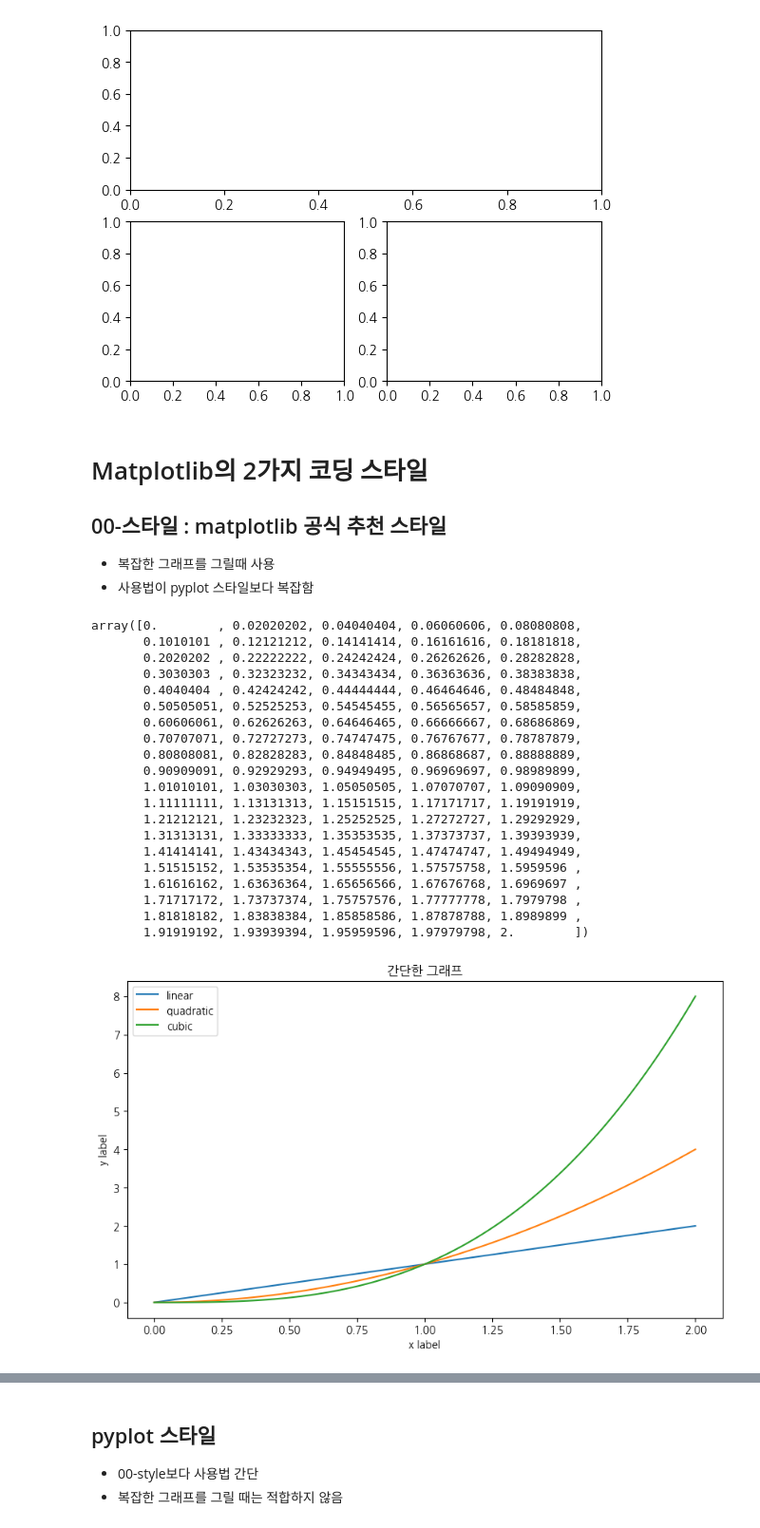
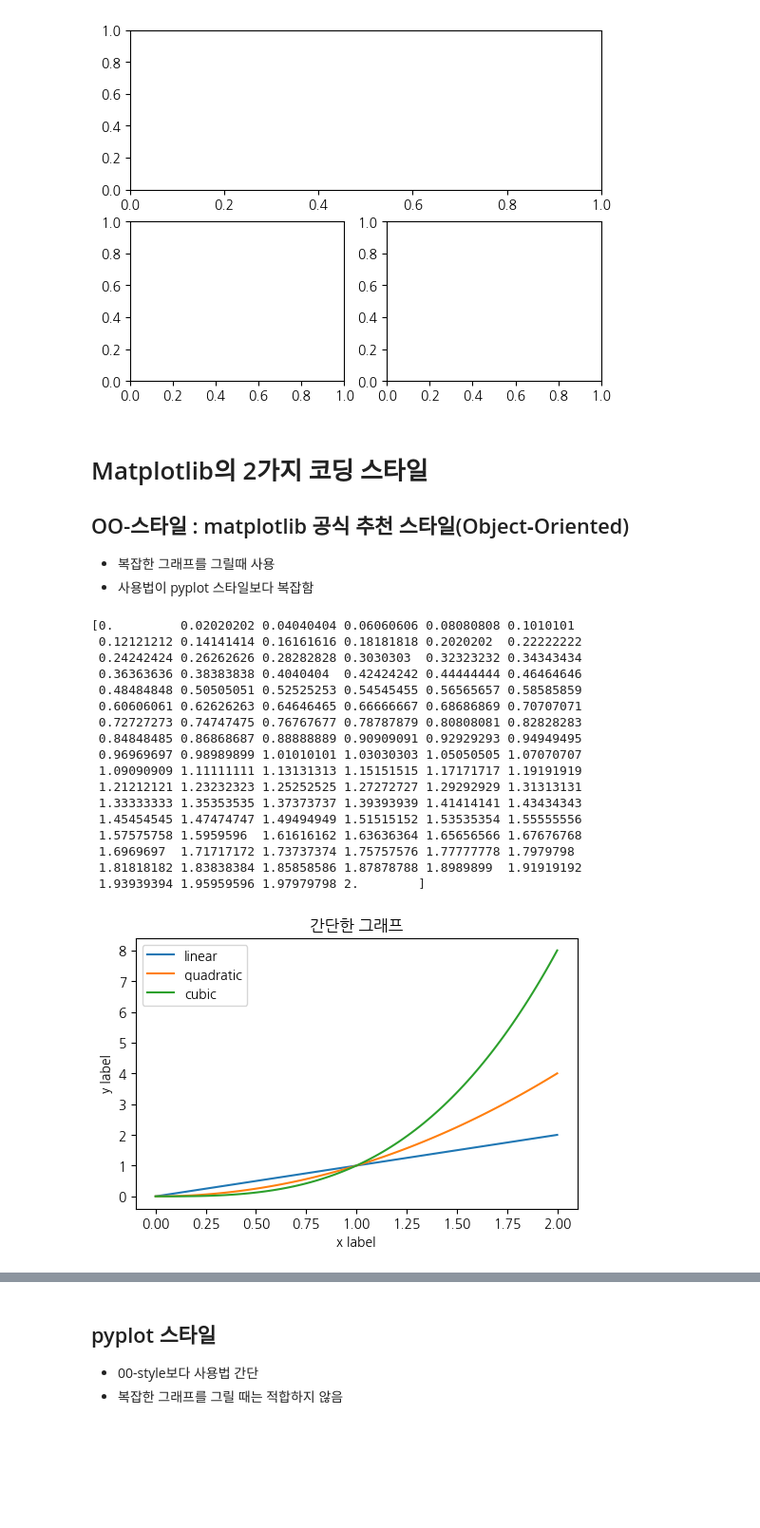
Before and after one commit to KEEPGOINGNOW/Fintech_Service_2nd, a Jupyter notebook: 05_Machine_Learning/04_matplotlib_사용법.ipynb, the cells around one changed output, grey strips where cells are left out. Shown at 95% size. Saved outputs shown, nothing was run; the diff lists cells and outputs as text; code cells hidden in the pictures; blank space fills up the shorter version.

```diff
--- a/05_Machine_Learning/04_matplotlib_사용법.ipynb
+++ b/05_Machine_Learning/04_matplotlib_사용법.ipynb
@@ -78,43 +78,51 @@ plt.show()
 [figure]
 # %% [markdown]
 # Matplotlib의 2가지 코딩 스타일
-## 00-스타일 : matplotlib 공식 추천 스타일
+## OO-스타일 : matplotlib 공식 추천 스타일(Object‑Oriented)
 - 복잡한 그래프를 그릴때 사용
 - 사용법이 pyplot 스타일보다 복잡함
 # %%
+# 0부터 2까지를 100개의 구간으로 나누어 리스트 형태로 저장
 x = np.linspace(0, 2, 100)
-x
+print(x)
 # %% [output]
-array([0.        , 0.02020202, 0.04040404, 0.06060606, 0.08080808,
-       0.1010101 , 0.12121212, 0.14141414, 0.16161616, 0.18181818,
-       0.2020202 , 0.22222222, 0.24242424, 0.26262626, 0.28282828,
-       0.3030303 , 0.32323232, 0.34343434, 0.36363636, 0.38383838,
-       0.4040404 , 0.42424242, 0.44444444, 0.46464646, 0.48484848,
-       0.50505051, 0.52525253, 0.54545455, 0.56565657, 0.58585859,
-       0.60606061, 0.62626263, 0.64646465, 0.66666667, 0.68686869,
-       0.70707071, 0.72727273, 0.74747475, 0.76767677, 0.78787879,
-       0.80808081, 0.82828283, 0.84848485, 0.86868687, 0.88888889,
-       0.90909091, 0.92929293, 0.94949495, 0.96969697, 0.98989899,
-       1.01010101, 1.03030303, 1.05050505, 1.07070707, 1.09090909,
-       1.11111111, 1.13131313, 1.15151515, 1.17171717, 1.19191919,
-       1.21212121, 1.23232323, 1.25252525, 1.27272727, 1.29292929,
-       1.31313131, 1.33333333, 1.35353535, 1.37373737, 1.39393939,
-       1.41414141, 1.43434343, 1.45454545, 1.47474747, 1.49494949,
-       1.51515152, 1.53535354, 1.55555556, 1.57575758, 1.5959596 ,
-       1.61616162, 1.63636364, 1.65656566, 1.67676768, 1.6969697 ,
-       1.71717172, 1.73737374, 1.75757576, 1.77777778, 1.7979798 ,
-       1.81818182, 1.83838384, 1.85858586, 1.87878788, 1.8989899 ,
-       1.91919192, 1.93939394, 1.95959596, 1.97979798, 2.        ])
+[0.         0.02020202 0.04040404 0.06060606 0.08080808 0.1010101
+ 0.12121212 0.14141414 0.16161616 0.18181818 0.2020202  0.22222222
+ 0.24242424 0.26262626 0.28282828 0.3030303  0.32323232 0.34343434
+ 0.36363636 0.38383838 0.4040404  0.42424242 0.44444444 0.46464646
+ 0.48484848 0.50505051 0.52525253 0.54545455 0.56565657 0.58585859
+ 0.60606061 0.62626263 0.64646465 0.66666667 0.68686869 0.70707071
+ 0.72727273 0.74747475 0.76767677 0.78787879 0.80808081 0.82828283
+ 0.84848485 0.86868687 0.88888889 0.90909091 0.92929293 0.94949495
+ 0.96969697 0.98989899 1.01010101 1.03030303 1.05050505 1.07070707
+ 1.09090909 1.11111111 1.13131313 1.15151515 1.17171717 1.19191919
+ 1.21212121 1.23232323 1.25252525 1.27272727 1.29292929 1.31313131
+ 1.33333333 1.35353535 1.37373737 1.39393939 1.41414141 1.43434343
+ 1.45454545 1.47474747 1.49494949 1.51515152 1.53535354 1.55555556
+ 1.57575758 1.5959596  1.61616162 1.63636364 1.65656566 1.67676768
+ 1.6969697  1.71717172 1.73737374 1.75757576 1.77777778 1.7979798
+ 1.81818182 1.83838384 1.85858586 1.87878788 1.8989899  1.91919192
+ 1.93939394 1.95959596 1.97979798 2.        ]
 # %%
-fig, ax = plt.subplots(figsize = (10,5.7))
+# 그래프 그릴 공간 설정
+fig, ax = plt.subplots(figsize = (6,3.7))
+
+# x를 입력값으로 받음
+# 선형/제곱/세제곱 그래프 생성
 ax.plot(x , x, label='linear')
 ax.plot(x, x**2, label='quadratic')
 ax.plot(x, x**3, label='cubic')
+
+# x축과 y축 설명과 그래프 제목 설정
 ax.set_xlabel('x label')
 ax.set_ylabel('y label')
 ax.set_title('간단한 그래프')
+
+# 범례 추가(각 그래프의 label에 작성된 것 표시)
 ax.legend()
+
+# 그래프 출력
 plt.show()
 # %% [output]
-[figure, old version]
+[figure, new version]
 # %%
```
Also changed, not shown: parts of 13 cells of this notebook, 3 other files.
